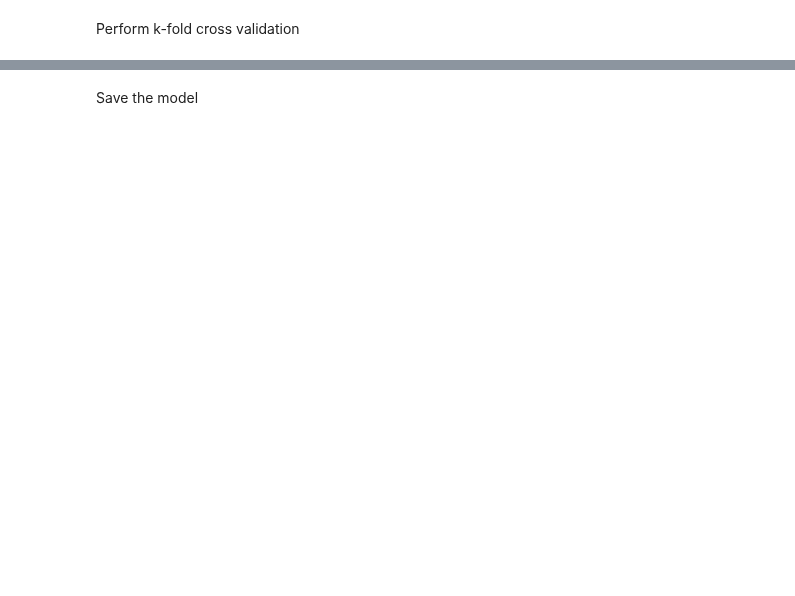
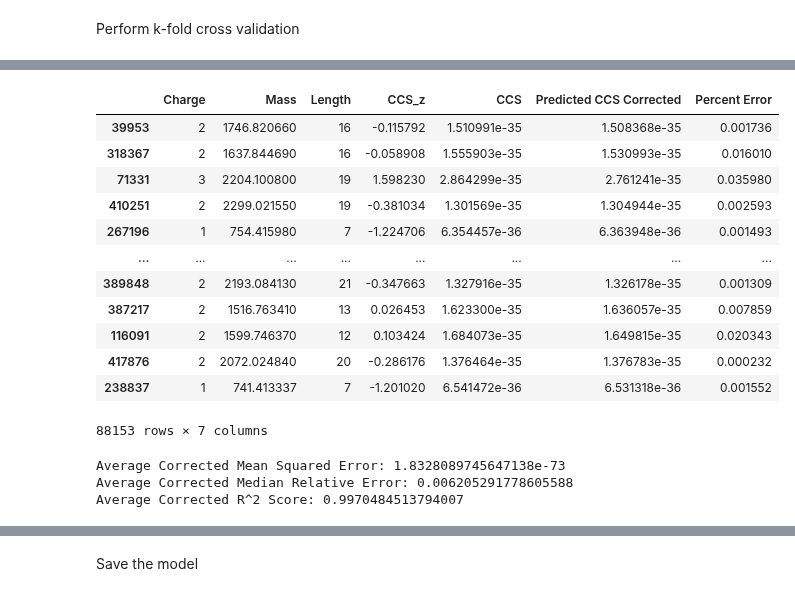
Before and after one commit to IngiumDev/ion-mobility-prediction, a Jupyter notebook: models/lin_reg/lin_reg_0.1_RF_Testing.ipynb, the cells around one changed output, grey strips where cells are left out. Drawn from its saved outputs; the diff is of its cells as text; code cells hidden in the pictures; blank space fills up the shorter version.

Commit message:
ensemble method linreg + rf with test dataset

```diff
--- a/models/lin_reg/lin_reg_0.1_RF_Testing.ipynb
+++ b/models/lin_reg/lin_reg_0.1_RF_Testing.ipynb
@@ -38,2 +53,11 @@ y = mb_clean_frame['CCS_z']
 # Define the number of folds
 k = 4
+# %%
+# all test data in one df
+test_data = pd.concat([X_test_df, y_test_df], axis=1)
+
+# add CCS column for later correlation check
+ccs_test = mb_clean_frame['CCS'].loc[X_test_df.index]
+
+# Add the ccs values to your test DataFrame
+test_data = pd.concat([test_data, ccs_test], axis=1)
@@ -81,7 +121,7 @@ for train_index, test_index in kf.split(X):
 
 # Create the final model
 final_model = LinearRegression(n_jobs=-1)
-final_model.fit(X, y)
+final_model.fit(X_train, y_train)
 
 # Print the average MSE score
 print("Average Mean Squared Error:", np.mean(mse_scores))
@@ -112,7 +161,7 @@ kf = KFold(n_splits=k)
 corrected_mse_scores = []
 corrected_median_relative_errors = []
 corrected_r2_scores = []
-y_pred = final_model.predict(X)
+y_pred = final_model.predict(X_train)
 # Perform k-fold cross-validation
 for train_index, test_index in kf.split(X):
     # Progress update
@@ -156,8 +205,9 @@ for train_index, test_index in kf.split(X):
     corrected_r2_scores.append(corrected_r2)
 
 # Create the final model
+print("prediction: ", len(y_pred), "y training: ", len(y_train), "x training: ", len(X_train))
 final_residual_model = RandomForestRegressor(n_estimators=n, n_jobs=-1)
-final_residual_model.fit(X, y - y_pred)
+final_residual_model.fit(X_train, y_train - y_pred)
 # Print the average corrected MSE, median relative error and R^2 score
 print("Average Corrected Mean Squared Error:", np.mean(corrected_mse_scores))
 print("Average Corrected Median Relative Error:", np.mean(corrected_median_relative_errors))
@@ -165,8 +225,37 @@ print("Average Corrected R^2 Score:", np.mean(corrected_r2_scores))
 # %%
-# Predict the CCS (corrected) of the peptides in the data frame
-mb_clean_frame['Predicted CCS Corrected'] = final_model.predict(X) + final_residual_model.predict(X)
+# Predict the CCS (corrected) of the peptides in the data frame with the test data
+test_data['Predicted CCS Corrected'] = final_model.predict(X_test) + final_residual_model.predict(X_test)
 
 # Reverse the z-score transformation
-mb_clean_frame['Predicted CCS Corrected'] = mb_clean_frame['Predicted CCS Corrected'] * ccs_std + ccs_mean
+test_data['Predicted CCS Corrected'] = test_data['Predicted CCS Corrected'] * ccs_std + ccs_mean
+# %%
+test_data
+# %% [output]
+|  | Charge | Mass | Length | CCS_z | CCS | Predicted CCS Corrected | Percent Error |
+| 39953 | 2 | 1746.820660 | 16 | -0.115792 | 1.510991e-35 | 1.508368e-35 | 0.001736 |
+| 318367 | 2 | 1637.844690 | 16 | -0.058908 | 1.555903e-35 | 1.530993e-35 | 0.016010 |
+| 71331 | 3 | 2204.100800 | 19 | 1.598230 | 2.864299e-35 | 2.761241e-35 | 0.035980 |
+| 410251 | 2 | 2299.021550 | 19 | -0.381034 | 1.301569e-35 | 1.304944e-35 | 0.002593 |
+| 267196 | 1 | 754.415980 | 7 | -1.224706 | 6.354457e-36 | 6.363948e-36 | 0.001493 |
+| ... | ... | ... | ... | ... | ... | ... | ... |
+| 389848 | 2 | 2193.084130 | 21 | -0.347663 | 1.327916e-35 | 1.326178e-35 | 0.001309 |
+| 387217 | 2 | 1516.763410 | 13 | 0.026453 | 1.623300e-35 | 1.636057e-35 | 0.007859 |
+| 116091 | 2 | 1599.746370 | 12 | 0.103424 | 1.684073e-35 | 1.649815e-35 | 0.020343 |
+| 417876 | 2 | 2072.024840 | 20 | -0.286176 | 1.376464e-35 | 1.376783e-35 | 0.000232 |
+| 238837 | 1 | 741.413337 | 7 | -1.201020 | 6.541472e-36 | 6.531318e-36 | 0.001552 |
+88153 rows × 7 columns
+# %%
+# final model parameters Ensemble Model
+r2 = r2_score(test_data['CCS'], test_data['Predicted CCS Corrected'])
+mse = mean_squared_error(test_data['CCS'], test_data['Predicted CCS Corrected'])
+relative_errors = np.abs((test_data['Predicted CCS Corrected'] - test_data['CCS']) / test_data['CCS'])
+median_relative_error = np.median(relative_errors)
+print("Average Corrected Mean Squared Error:", np.mean(mse))
+print("Average Corrected Median Relative Error:", median_relative_error)
+print("Average Corrected R^2 Score:", np.mean(r2))
+# %% [output]
+Average Corrected Mean Squared Error: 1.8328089745647138e-73
+Average Corrected Median Relative Error: 0.006205291778605588
+Average Corrected R^2 Score: 0.9970484513794007
 # %%
 # Create a scatter plot of the error between the predicted and actual CCS values by sequence length. X = Experimental CCS, Y = Predicted CCS, Color = Sequence Length, Colormap = cool, alpha = 0.01
```
Also changed, not shown: parts of 11 cells of this notebook.
